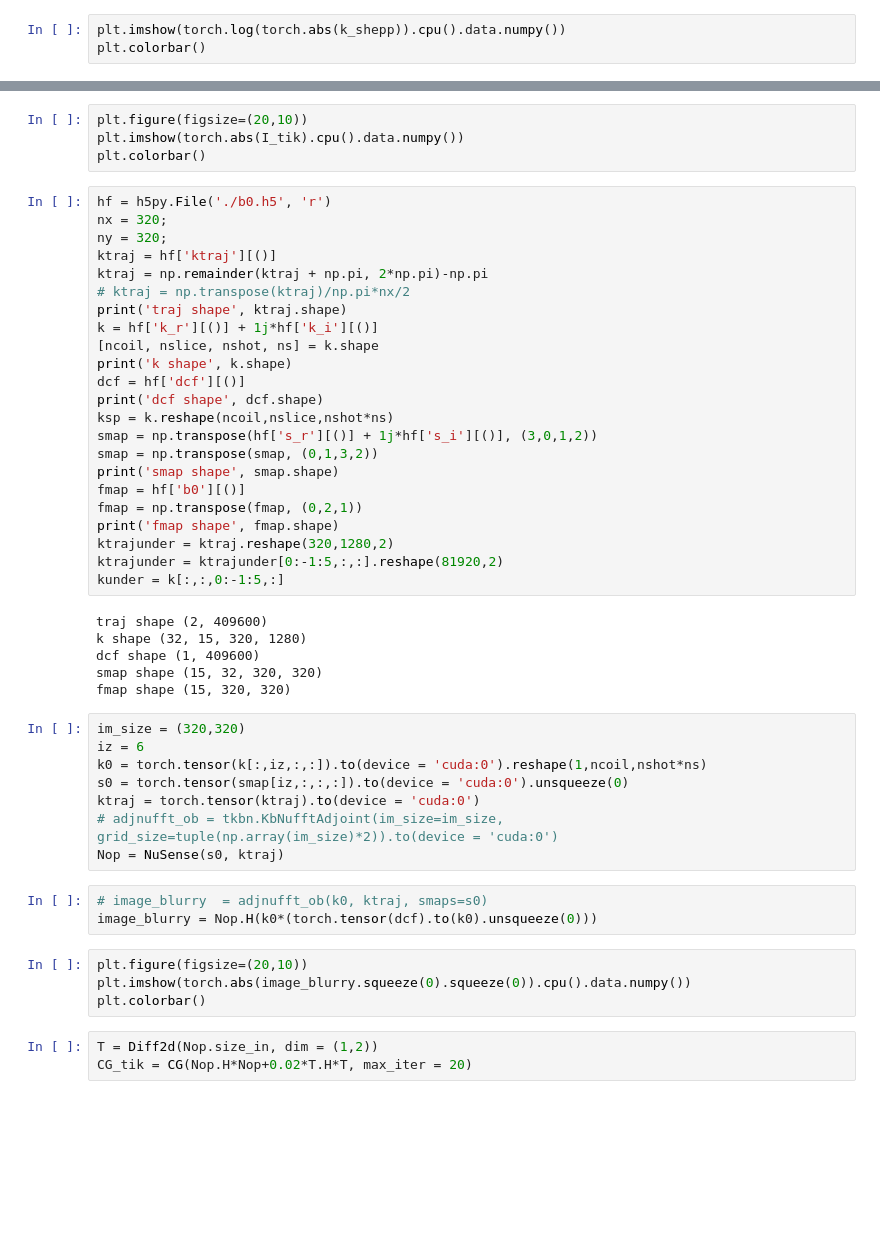
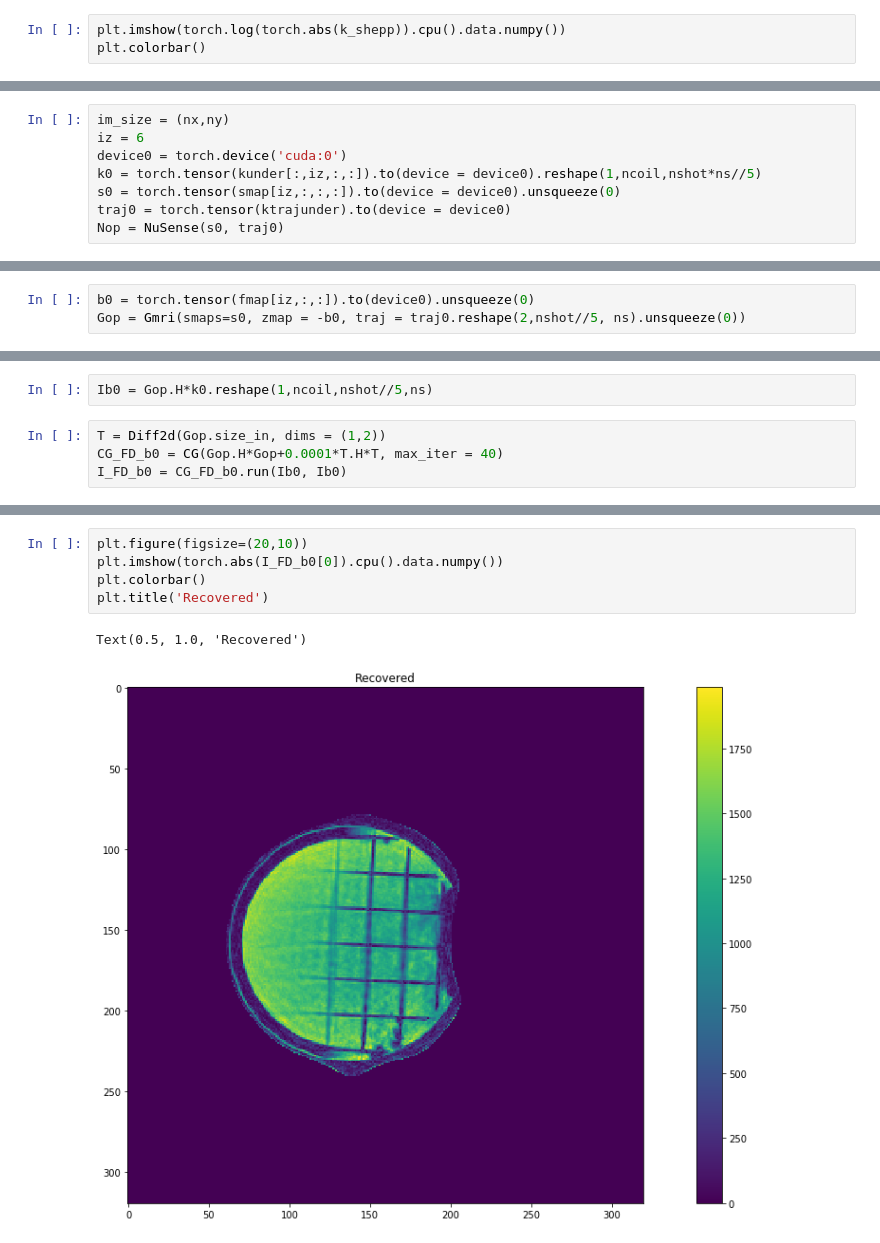
Before and after one commit to guanhuaw/MIRTorch, a Jupyter notebook: examples/demo_mri.ipynb, the cells around one changed output, grey strips where cells are left out. Cells and saved outputs as stored; diff of their text form; blank space fills up the shorter version.

```diff
--- a/examples/demo_mri.ipynb
+++ b/examples/demo_mri.ipynb
@@ -56,0 +111,8 @@ I0.grad
+# %%
+im_size = (nx,ny)
+iz = 6
+device0 = torch.device('cuda:0')
+k0 = torch.tensor(kunder[:,iz,:,:]).to(device = device0).reshape(1,ncoil,nshot*ns//5)
+s0 = torch.tensor(smap[iz,:,:,:]).to(device = device0).unsqueeze(0)
+traj0 = torch.tensor(ktrajunder).to(device = device0)
+Nop = NuSense(s0, traj0)
@@ -60,0 +149,3 @@ plt.colorbar()
+# %%
+b0 = torch.tensor(fmap[iz,:,:]).to(device0).unsqueeze(0)
+Gop = Gmri(smaps=s0, zmap = -b0, traj = traj0.reshape(2,nshot//5, ns).unsqueeze(0))
@@ -60,0 +155,6 @@ plt.colorbar()
+# %%
+Ib0 = Gop.H*k0.reshape(1,ncoil,nshot//5,ns)
+# %%
+T = Diff2d(Gop.size_in, dims = (1,2))
+CG_FD_b0 = CG(Gop.H*Gop+0.0001*T.H*T, max_iter = 40)
+I_FD_b0 = CG_FD_b0.run(Ib0, Ib0)
@@ -61,51 +179,8 @@ plt.colorbar()
 # %%
 plt.figure(figsize=(20,10))
-plt.imshow(torch.abs(I_tik).cpu().data.numpy())
+plt.imshow(torch.abs(I_FD_b0[0]).cpu().data.numpy())
 plt.colorbar()
+plt.title('Recovered')
+# %% [output]
+Text(0.5, 1.0, 'Recovered')
+[figure, added]
-# %%
-hf = h5py.File('./b0.h5', 'r')
-nx = 320;
-ny = 320;
-ktraj = hf['ktraj'][()]
-ktraj = np.remainder(ktraj + np.pi, 2*np.pi)-np.pi
-# ktraj = np.transpose(ktraj)/np.pi*nx/2
-print('traj shape', ktraj.shape)
-k = hf['k_r'][()] + 1j*hf['k_i'][()]
-[ncoil, nslice, nshot, ns] = k.shape
-print('k shape', k.shape)
-dcf = hf['dcf'][()]
-print('dcf shape', dcf.shape)
-ksp = k.reshape(ncoil,nslice,nshot*ns)
-smap = np.transpose(hf['s_r'][()] + 1j*hf['s_i'][()], (3,0,1,2))
-smap = np.transpose(smap, (0,1,3,2))
-print('smap shape', smap.shape)
-fmap = hf['b0'][()]
-fmap = np.transpose(fmap, (0,2,1))
-print('fmap shape', fmap.shape)
-ktrajunder = ktraj.reshape(320,1280,2)
-ktrajunder = ktrajunder[0:-1:5,:,:].reshape(81920,2)
-kunder = k[:,:,0:-1:5,:]
-# %% [output]
-traj shape (2, 409600)
-k shape (32, 15, 320, 1280)
-dcf shape (1, 409600)
-smap shape (15, 32, 320, 320)
-fmap shape (15, 320, 320)
-# %%
-im_size = (320,320)
-iz = 6
-k0 = torch.tensor(k[:,iz,:,:]).to(device = 'cuda:0').reshape(1,ncoil,nshot*ns)
-s0 = torch.tensor(smap[iz,:,:,:]).to(device = 'cuda:0').unsqueeze(0)
-ktraj = torch.tensor(ktraj).to(device = 'cuda:0')
-# adjnufft_ob = tkbn.KbNufftAdjoint(im_size=im_size, grid_size=tuple(np.array(im_size)*2)).to(device = 'cuda:0')
-Nop = NuSense(s0, ktraj)
-# %%
-# image_blurry  = adjnufft_ob(k0, ktraj, smaps=s0)
-image_blurry = Nop.H(k0*(torch.tensor(dcf).to(k0).unsqueeze(0)))
-# %%
-plt.figure(figsize=(20,10))
-plt.imshow(torch.abs(image_blurry.squeeze(0).squeeze(0)).cpu().data.numpy())
-plt.colorbar()
-# %%
-T = Diff2d(Nop.size_in, dim = (1,2))
-CG_tik = CG(Nop.H*Nop+0.02*T.H*T, max_iter = 20)
```
Also changed, not shown: parts of 23 cells of this notebook, 4 other files.
